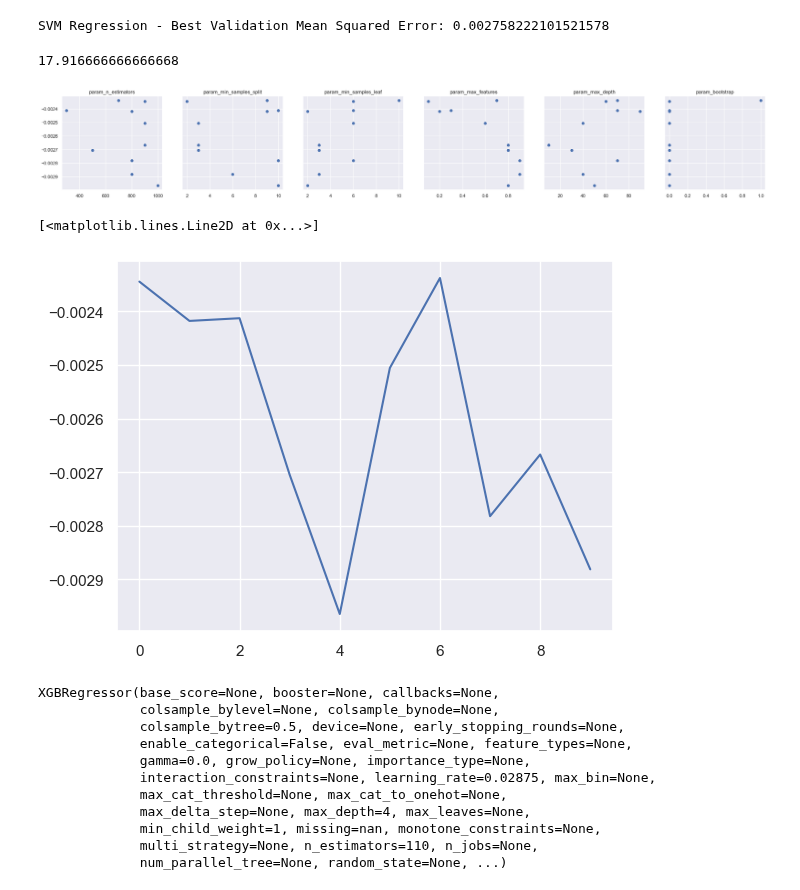
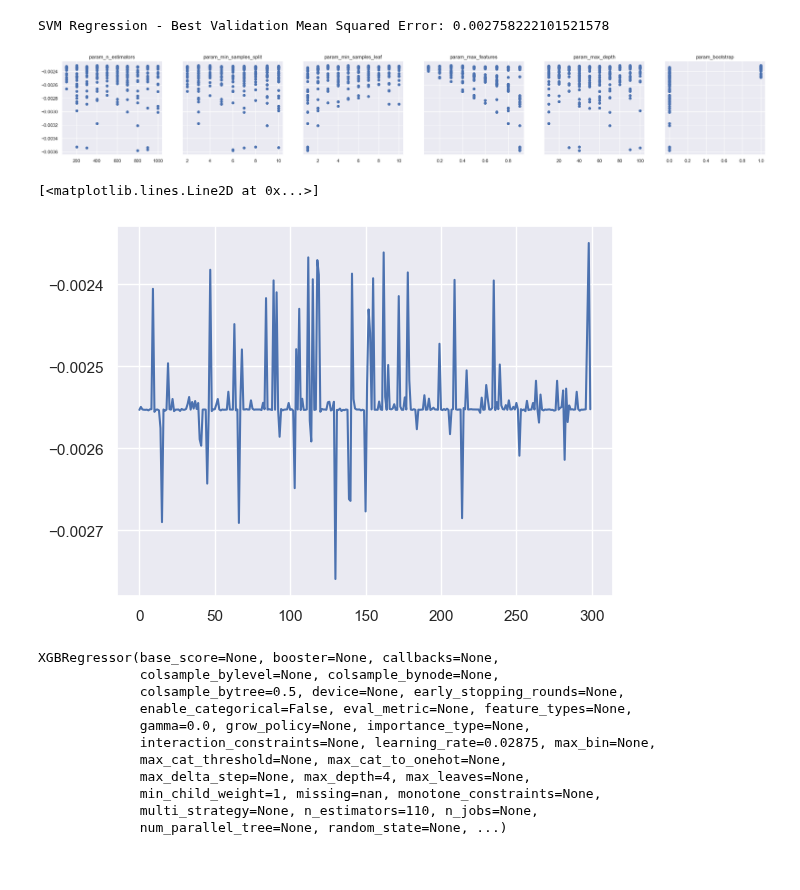
Before and after one commit to evanyfyip/vm-spinal-risk, a Jupyter notebook: vm-spinal-risk/notebooks/step2_ml_pipeline.ipynb, the cells around one changed output. Cells and saved outputs as stored; diff of their text form; code cells hidden in the pictures.

```diff
--- a/vm-spinal-risk/notebooks/step2_ml_pipeline.ipynb
+++ b/vm-spinal-risk/notebooks/step2_ml_pipeline.ipynb
@@ -241,7 +219,3 @@ Decision Tree Regression - Best Validation Mean Squared Error: 0.002349700042972
 Gradient Boosting Regression - Best Validation Mean Squared Error: 0.0023511039309469382
 The total space of parameters 240 is smaller than n_iter=300. Running 240 iterations. For exhaustive searches, use GridSearchCV.
 SVM Regression - Best Validation Mean Squared Error: 0.002758222101521578
-# %%
-1075/60
-# %% [output]
-17.916666666666668
@@ -250,22 +222,40 @@ rsearch_df = pd.DataFrame(randomized_search.cv_results_)
+# %%
+# Analyzing the results of the random search
+decision_tree_results = pd.read_csv('../data/rsearch_df_Decision Tree Regression.csv')
+gradient_boosting_results = pd.read_csv('../data/rsearch_df_Gradient Boosting Regression.csv')
+xgboost_results = pd.read_csv('../data/rsearch_df_XGBoost Regression.csv')
+svm_results = pd.read_csv('../data/rsearch_df_SVM Regression.csv')
+random_forest_results = pd.read_csv('../data/rsearch_df_Random Forest Regression.csv')
 # %%
 trial = 1
-param_df = rsearch_df.filter(regex='param_')
+cv_results = random_forest_results
+param_df = cv_results.filter(regex='param_')
 num_params = param_df.shape[1]
 
 fig, axes = plt.subplots(1, num_params, figsize=(30, 4), sharey=True)
 for i, ax in enumerate(axes):
-    ax.scatter(param_df.iloc[:, i], rsearch_df['mean_test_score'])
+    ax.scatter(param_df.iloc[:, i], cv_results['mean_test_score'])
     ax.set_title(f'{param_df.columns[i]}')
 
-fig.savefig(f'../figures/hp_tuning/randomforest_hp_correlations{trial}.png')
+# fig.savefig(f'../figures/hp_tuning/randomforest_hp_correlations{trial}.png')
 # %% [output]
-[figure, old version]
+[figure, new version]
+# %%
+plot_df = param_df.copy()
+plot_df['mean_test_score'] = cv_results['mean_test_score']
+
+import plotly.express as px
+
+
+fig = px.scatter_3d(plot_df, x='param_n_estimators', y='param_max_depth', z='param_learning_rate',
+              color='mean_test_score', size_max=5)
+fig.show()
 # %%
 # rsearch_df.sort_values(by='rank_test_score')
-plt.plot(rsearch_df.mean_test_score)
+plt.plot(plot_df.mean_test_score)
 # %% [output]
 [<matplotlib.lines.Line2D at 0x...>]
-[figure, old version]
+[figure, new version]
 # %%
 best_models['XGBoost Regression'].named_steps['randomized_search'].best_estimator_
 # %% [output]
```
Also changed, not shown: parts of 3 cells of this notebook, 4 other files.
